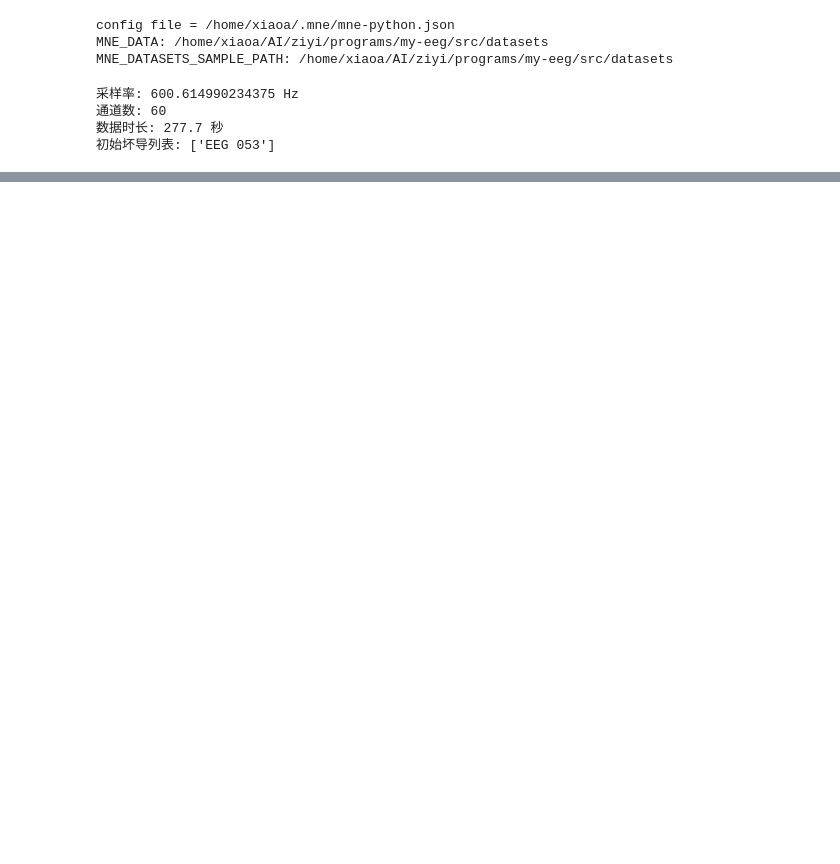
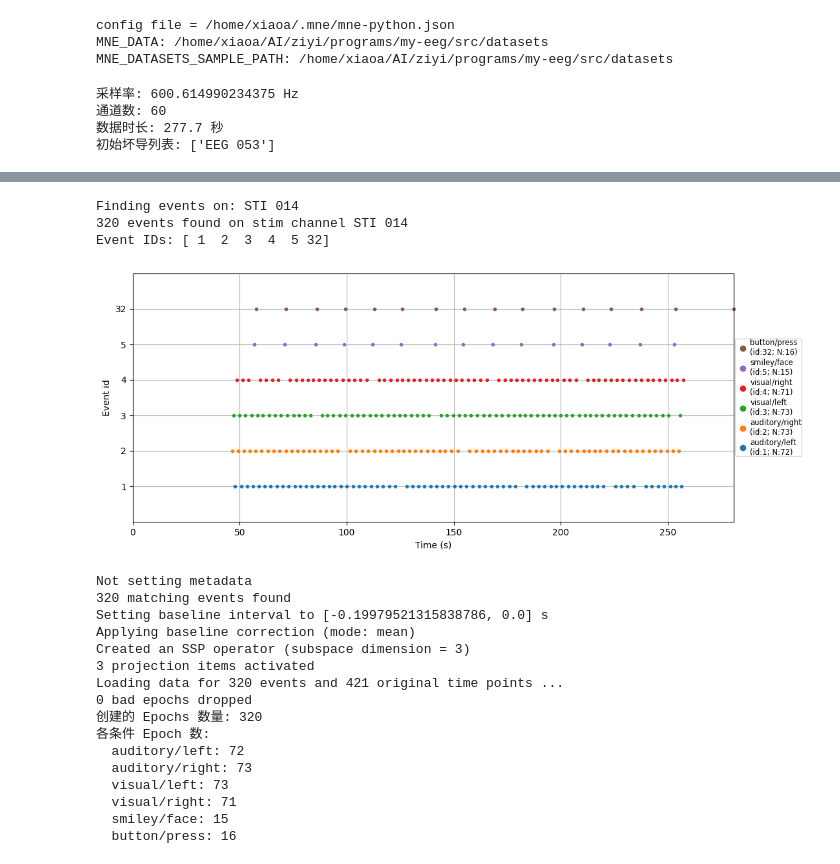
Before and after one commit to usstziyi/my-eeg, a Jupyter notebook: src/mne_sample_preprocessing.ipynb, the cells around one changed output, grey strips where cells are left out. Drawn from its saved outputs; the diff is of its cells as text; code cells hidden in the pictures; blank space fills up the shorter version.

```diff
--- a/src/mne_sample_preprocessing.ipynb
+++ b/src/mne_sample_preprocessing.ipynb
@@ -269,44 +256,69 @@ print("ICA 伪迹去除完成")
 # %%
 # =============================================================================
-# Step 8: 分段（Epoching）
+# Step 10: 分段（Epoching）：events + epoch
 # =============================================================================
 # 从 stim 通道提取事件标记
 # 注意：虽然之前 pick_types 时丢弃了 stim 通道，
 # 但事件信息仍可从 raw 的 annotations 或重新加载中获取
 # 这里我们重新读取事件（从原始文件的 stim 通道）
-raw_for_events = mne.io.read_raw_fif(raw_fname, preload=False)
+raw_for_events = mne.io.read_raw_fif(raw_fname, preload=False, verbose=False)
 events = mne.find_events(raw_for_events, stim_channel="STI 014")
+# shape(N, 3):(事件时间戳，事件类型，事件通道)
 
 # 定义感兴趣的事件类型
 # Sample 数据集包含听觉和视觉刺激，分左右耳/视野呈现
 event_id = {
     "auditory/left": 1,   # 左耳听觉刺激
     "auditory/right": 2,  # 右耳听觉刺激
     "visual/left": 3,     # 左视野视觉刺激
     "visual/right": 4,    # 右视野视觉刺激
+    "smiley/face": 5,     # 双眼看见笑脸😄
+    "button/press": 32,    # 按下按钮
 }
 
+fig, ax = plt.subplots(figsize=(15, 5))
 # 查看事件分布
-mne.viz.plot_events(events, sfreq=raw.info["sfreq"], event_id=event_id)
+event_plot = mne.viz.plot_events(events, sfreq=raw_for_events.info["sfreq"], event_id=event_id, axes=ax)
 
 # 创建 Epochs（分段）
 # tmin=-0.2: 刺激前 200ms（用作基线）
 # tmax=0.5: 刺激后 500ms（ERP 主要成分出现区间）
 # baseline=(None, 0): 基线校正，用 tmin 到 0 的均值做基线
 #   基线校正原理：将每个 epoch 的信号减去基线期均值，
 #   消除不同 trial 间的直流偏移差异
 epochs = mne.Epochs(
-    raw,
+    raw_for_events,
     events,
     event_id,
     tmin=-0.2,
     tmax=0.5,
     baseline=(None, 0),
     preload=True,
 )
 print(f"创建的 Epochs 数量: {len(epochs)}")
 print(f"各条件 Epoch 数:")
 for cond in event_id:
     print(f"  {cond}: {len(epochs[cond])}")
+# %% [output]
+Finding events on: STI 014
+320 events found on stim channel STI 014
+Event IDs: [ 1  2  3  4  5 32]
+[figure, added]
+Not setting metadata
+320 matching events found
+Setting baseline interval to [-0.19979521315838786, 0.0] s
+Applying baseline correction (mode: mean)
+Created an SSP operator (subspace dimension = 3)
+3 projection items activated
+Loading data for 320 events and 421 original time points ...
+0 bad epochs dropped
+创建的 Epochs 数量: 320
+各条件 Epoch 数:
+  auditory/left: 72
+  auditory/right: 73
+  visual/left: 73
+  visual/right: 71
+  smiley/face: 15
+  button/press: 16
 # %%
 # =============================================================================
```
Also changed, not shown: parts of 17 cells of this notebook, 4 other files.
